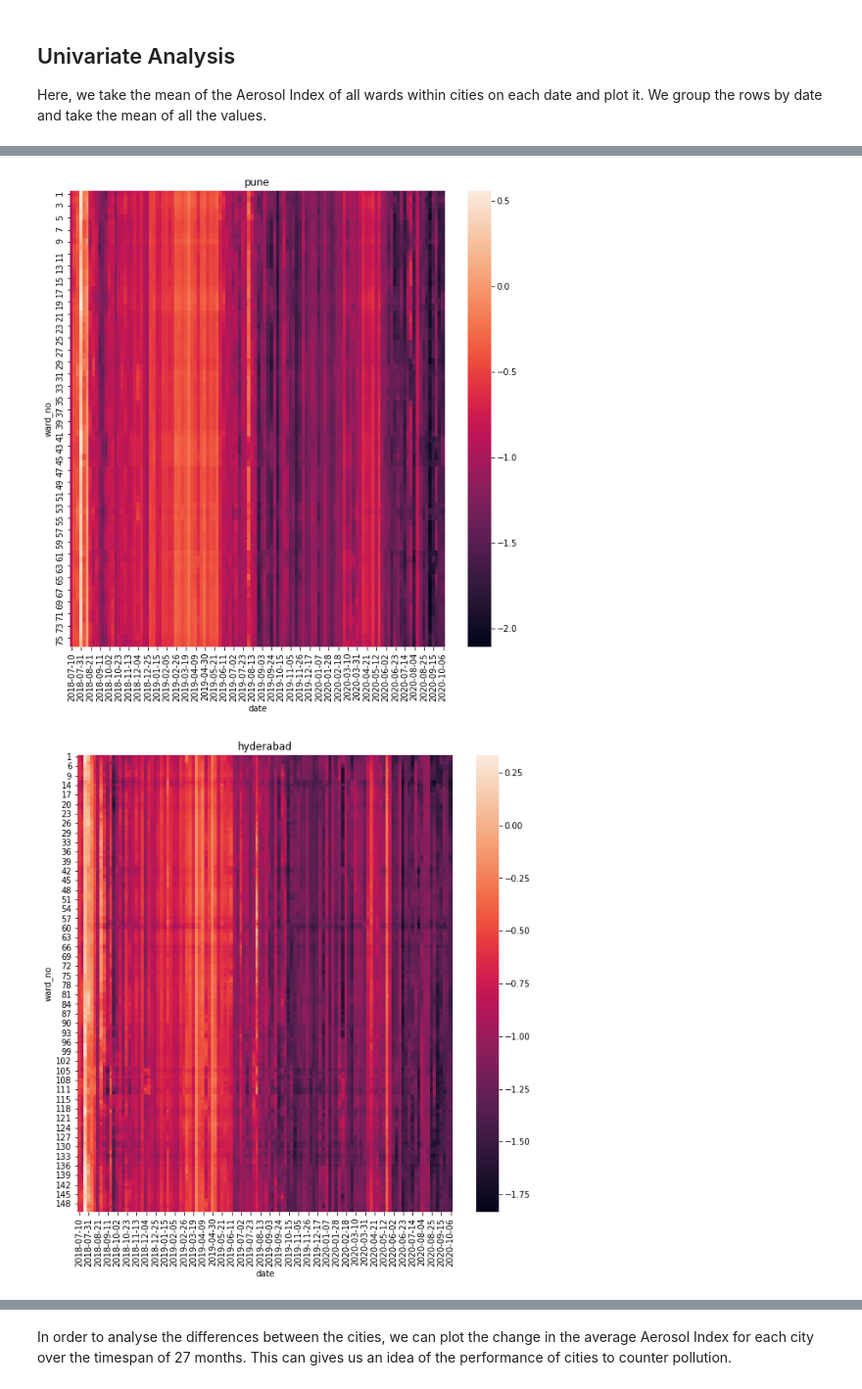
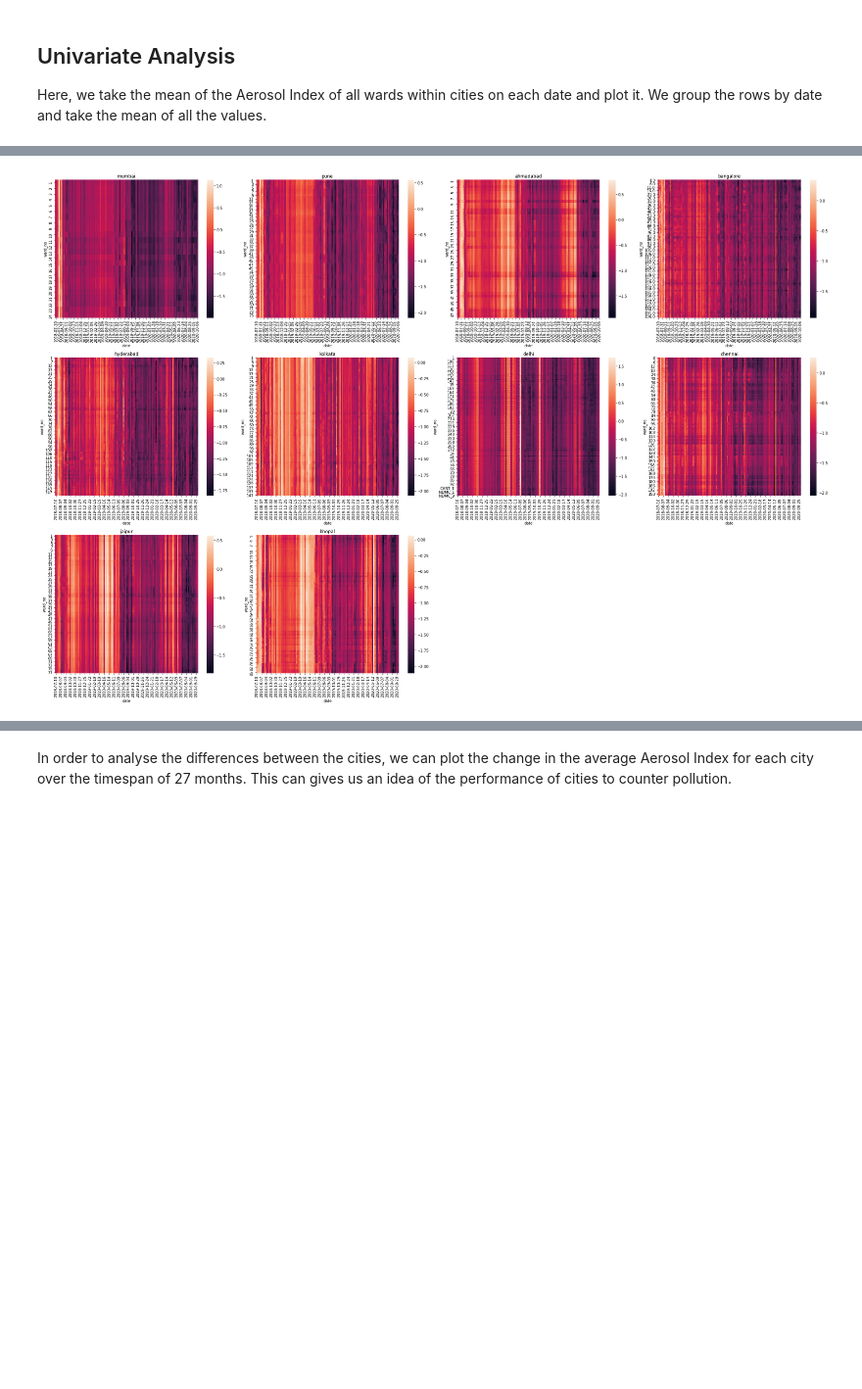
Before and after one commit to hemanthkumar17/Economics-Coding-Project-2020, a Jupyter notebook: Univariate_Analysis_of_Aerosol_Index.ipynb, the cells around one changed output, grey strips where cells are left out. Shown at 98% size. Cells and saved outputs as stored; diff of their text form; code cells hidden in the pictures; blank space fills up the shorter version.

```diff
--- a/Univariate_Analysis_of_Aerosol_Index.ipynb
+++ b/Univariate_Analysis_of_Aerosol_Index.ipynb
@@ -55,8 +48,16 @@ avg = []
 for city in clean:
     avg.append(city.groupby('date').agg({'mean': ['mean']}).reset_index())
 # %%
+import seaborn as sns
+import numpy as np
+import matplotlib.pyplot as plt
 city_names = [name[:name.index('_')] for name in file_names]
+
+plt.figure(figsize=(20, 10))
 for i in range(len(avg)):
     city = avg[i]
-    city.plot(x='date', y='mean', figsize=(20, 10), kind='line', title=city_names[i])
+    plt.plot(city['date'], city['mean']['mean'])
+    # city.plot(x='date', y='mean', figsize=(20, 10), kind='line', title=city_names[i])
+plt.legend(city_names)
+plt.savefig("mean_plot.png", quality=95)
 # %% [output]
@@ -73,14 +70,16 @@ for i in range(len(avg)):
 # %%
 import seaborn as sns
 import pandas as pd
 import numpy as np
 import matplotlib.pyplot as plt
+fig = plt.figure(figsize=(30, 20))
 for i in range(len(clean)):
     df = clean[i]
-    plt.figure(figsize=(10, 10))
+    plt.subplot(3, 4, i + 1)
     plt.title(city_names[i])
+    plt.tight_layout()
     df_wide=df.pivot_table(index='ward_no', columns='date', values='mean')
     p2=sns.heatmap( df_wide ,linewidths=0)
+plt.savefig("heat_plot.png", quality=95)
 # %% [output]
-[figure, old version]
+[figure, new version]
-[figure, removed]
```
Also changed, not shown: parts of 27 cells of this notebook.
